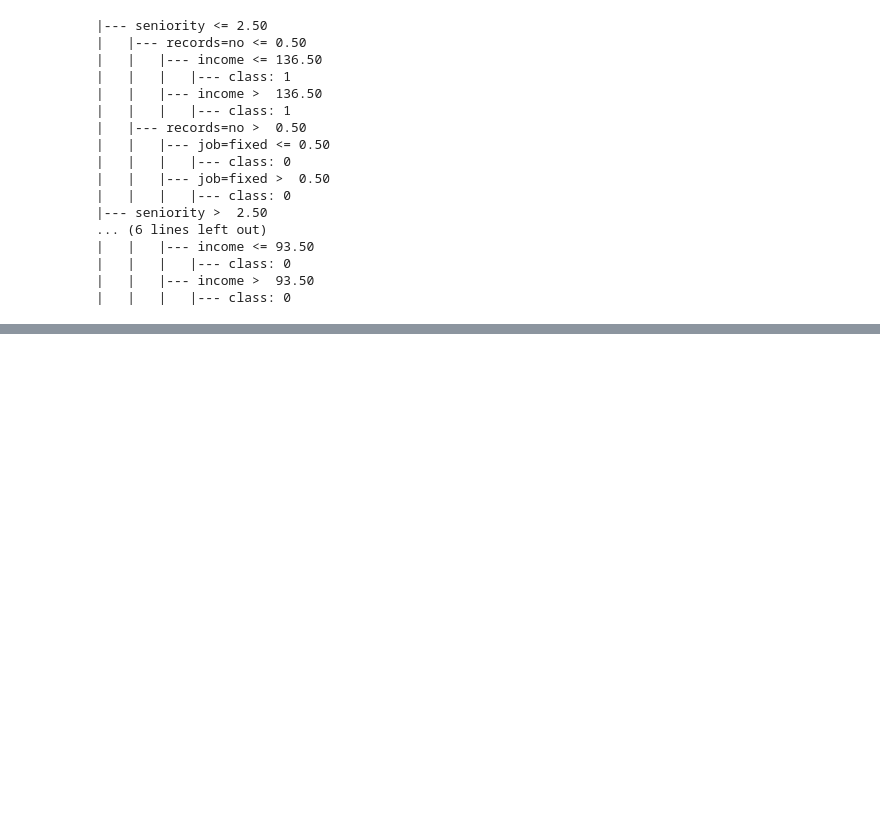
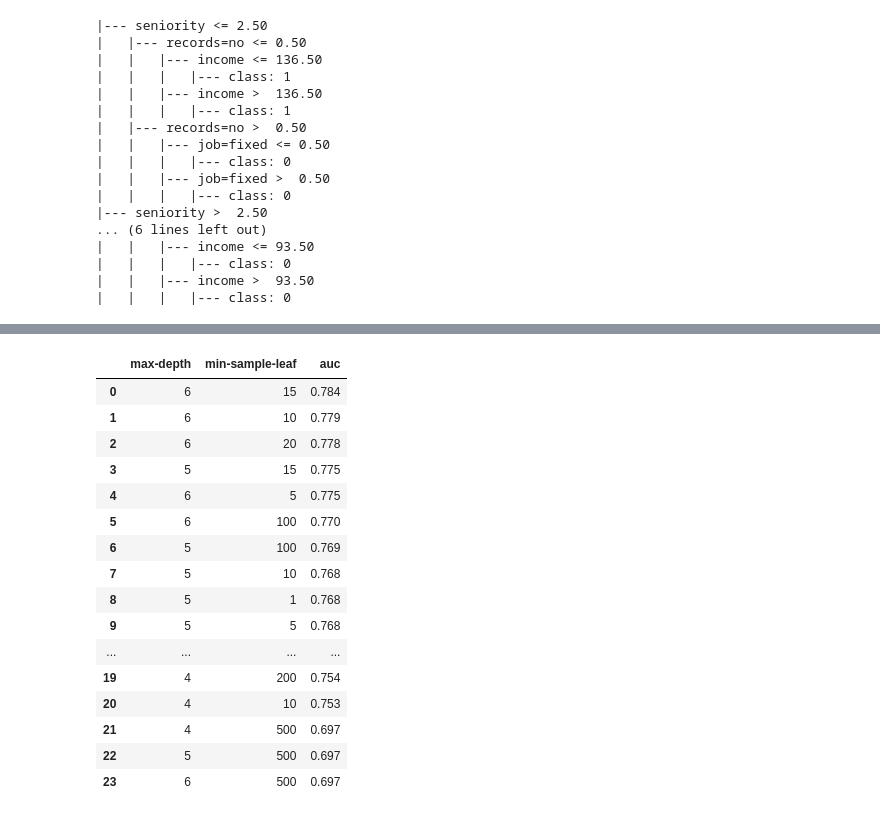
Before and after one commit to chaker88/ML-Zoomcamp-FollowAlong-Practice, a Jupyter notebook: Classification/classification_trees.ipynb, the cells around one changed output, grey strips where cells are left out. Saved outputs shown, nothing was run; the diff lists cells and outputs as text; code cells hidden in the pictures; blank space fills up the shorter version.

```diff
--- a/Classification/classification_trees.ipynb
+++ b/Classification/classification_trees.ipynb
@@ -280,0 +312,23 @@ print(export_text(model,feature_names=dv.get_feature_names_out()))
+# %%
+columns = ["max-depth","min-sample-leaf","auc"]
+df_scores =pd.DataFrame(scores,columns=columns).sort_values("auc",ascending=False).reset_index(drop=True)
+df_scores.auc = round(df_scores.auc,3)
+df_scores
+# %% [output]
+|  | max-depth | min-sample-leaf | auc |
+| 0 | 6 | 15 | 0.784 |
+| 1 | 6 | 10 | 0.779 |
+| 2 | 6 | 20 | 0.778 |
+| 3 | 5 | 15 | 0.775 |
+| 4 | 6 | 5 | 0.775 |
+| 5 | 6 | 100 | 0.770 |
+| 6 | 5 | 100 | 0.769 |
+| 7 | 5 | 10 | 0.768 |
+| 8 | 5 | 1 | 0.768 |
+| 9 | 5 | 5 | 0.768 |
+| ... | ... | ... | ... |
+| 19 | 4 | 200 | 0.754 |
+| 20 | 4 | 10 | 0.753 |
+| 21 | 4 | 500 | 0.697 |
+| 22 | 5 | 500 | 0.697 |
+| 23 | 6 | 500 | 0.697 |
```
Also changed, not shown: parts of 6 cells of this notebook.
